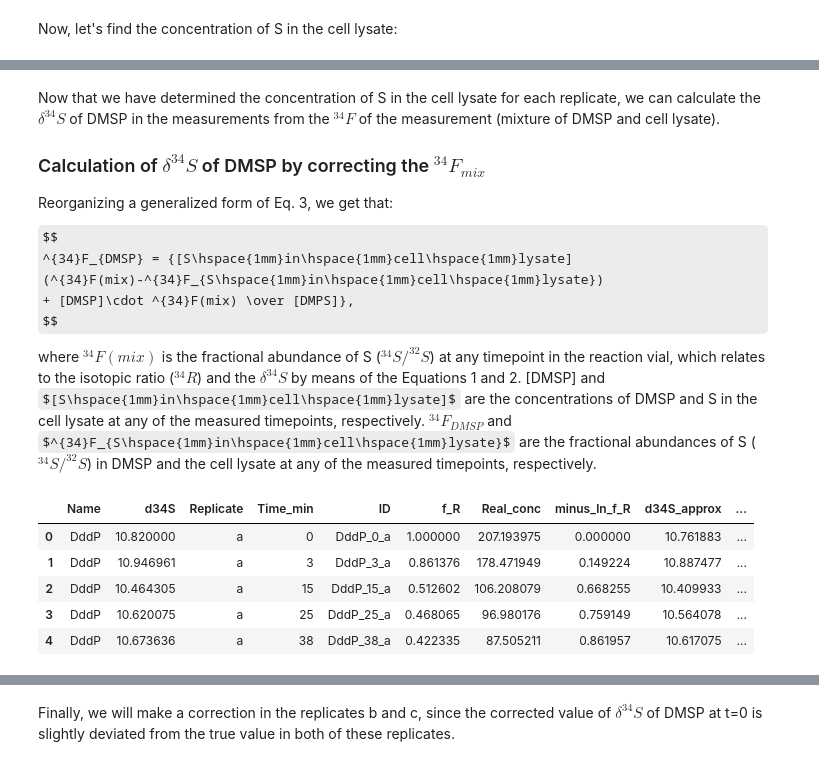
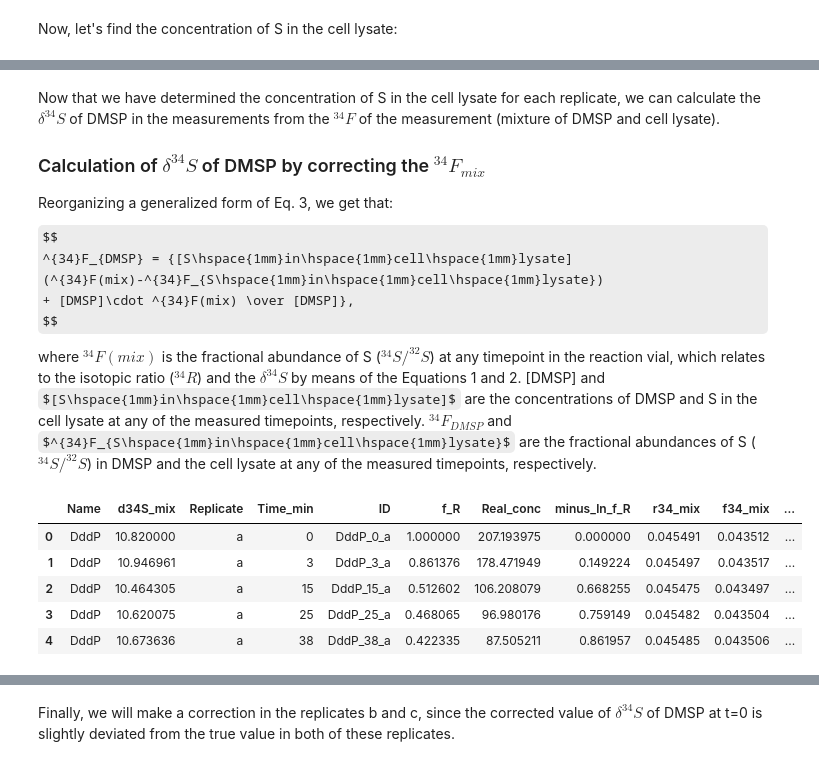
Before and after one commit to daniosro/DMSP, a Jupyter notebook: code/templates/EA_HPLC_processing.ipynb, the cells around one changed output, grey strips where cells are left out. Drawn from its saved outputs; the diff is of its cells as text; code cells hidden in the pictures; some formulas as TeX source.

```diff
--- a/code/templates/EA_HPLC_processing.ipynb
+++ b/code/templates/EA_HPLC_processing.ipynb
@@ -538,10 +544,9 @@ df_master = df_master.merge(df_hplc.filter(['ID', 'Real_conc']), \
 # Append -ln(f_r) column to the master table
 df_master['minus_ln_f_R'] = abs(-np.log(df_master['f_R']))
 
-#Append 1000 × ln (1+δ34S/1000) -> approximation to get slope
-# column to the master table
-df_master['d34S_approx'] = 1000 * \
-np.log(1+(df_master['d34S']/1000))
+# Append ln (1+δ34S) -> column of the approximation to get slope
+# to the master table
+#df_master['ln_delta_p1'] = np.log(1+(df_master['d34S']/1000))
 
 df_master.head()
 # %% [output]
@@ -582,6 +587,6 @@ $$
 # %%
 #Conversion of delta values to isotopic ratios
 
-df_dddp['r34_approx'] = ((df_dddp['d34S_approx']/1000)+1)*0.0450045
+df_dddp['r34_mix'] = ((df_dddp['d34S_mix']/1000)+1)*0.0450045
 df_dddp.head()
 # %% [output]
@@ -601,6 +606,6 @@ $$
 # %%
 #Conversion of isotopic ratios to fractional abundances
 
-df_dddp['f34_approx'] = df_dddp['r34_approx']/(1+df_dddp['r34_approx'])
+df_dddp['f34_mix'] = df_dddp['r34_mix']/(1+df_dddp['r34_mix'])
 df_dddp.head()
 # %% [output]
@@ -668,7 +673,7 @@ df_dddp_t_0
 #Calculation of average values of 34_F
 f34_dmsp = df_tv['f34_dmsp'].mean()
 f34_cell_lysate = df_tv['f34_cell_lysate'].mean()
-f34_mix_0 = df_dddp_t_0['f34_approx'].mean()
+f34_mix_0 = df_dddp_t_0['f34_mix'].mean()
 
 #Calculation of the concentration of S in the cell lysate in micromolar
 
@@ -720,22 +725,22 @@ Reorganizing a generalized form of Eq. 3, we get that:
 $$
 ^{34}F_{DMSP} = {[S\hspace{1mm}in\hspace{1mm}cell\hspace{1mm}lysate]
 (^{34}F(mix)-^{34}F_{S\hspace{1mm}in\hspace{1mm}cell\hspace{1mm}lysate})
-+ [DMSP]\cdot ^{34}F(mix) \over [DMPS]},
++ [DMSP]\cdot ^{34}F(mix) \over [DMSP]},
 $$
 
 where $^{34}F(mix)$ is the fractional abundance of S ($^{34}S/^{32}S$) at any timepoint in the reaction vial, which relates to the isotopic ratio ($^{34}R$) and the $\delta^{34}S$ by means of the Equations 1 and 2. [DMSP] and $[S\hspace{1mm}in\hspace{1mm}cell\hspace{1mm}lysate]$ are the concentrations of DMSP and S in the cell lysate at any of the measured timepoints, respectively. $^{34}F_{DMSP}$ and $^{34}F_{S\hspace{1mm}in\hspace{1mm}cell\hspace{1mm}lysate}$ are the fractional abundances of S ($^{34}S/^{32}S$) in DMSP and the cell lysate at any of the measured timepoints, respectively.
 # %%
 #Calculation of 34_F_DMSP
 # Append column to the enzyme dataframe with the app. value of ^34F_DMSP
-df_dddp['F34_approx_DMSP']= ((df_dddp['conc_s_cell_lysate'] * (df_dddp['f34_approx']-f34_cell_lysate))+
-                             (df_dddp['Real_conc']*df_dddp['f34_approx']))/df_dddp['Real_conc']
+df_dddp['F34_DMSP']= ((df_dddp['conc_s_cell_lysate'] * (df_dddp['f34_mix']-f34_cell_lysate))+
+                             (df_dddp['Real_conc']*df_dddp['f34_mix']))/df_dddp['Real_conc']
 df_dddp.head()
 # %% [output]
-|  | Name | d34S | Replicate | Time_min | ID | f_R | Real_conc | minus_ln_f_R | d34S_approx | ... |
-| 0 | DddP | 10.820000 | a | 0 | DddP_0_a | 1.000000 | 207.193975 | 0.000000 | 10.761883 | ... |
-| 1 | DddP | 10.946961 | a | 3 | DddP_3_a | 0.861376 | 178.471949 | 0.149224 | 10.887477 | ... |
-| 2 | DddP | 10.464305 | a | 15 | DddP_15_a | 0.512602 | 106.208079 | 0.668255 | 10.409933 | ... |
-| 3 | DddP | 10.620075 | a | 25 | DddP_25_a | 0.468065 | 96.980176 | 0.759149 | 10.564078 | ... |
-| 4 | DddP | 10.673636 | a | 38 | DddP_38_a | 0.422335 | 87.505211 | 0.861957 | 10.617075 | ... |
+|  | Name | d34S_mix | Replicate | Time_min | ID | f_R | Real_conc | minus_ln_f_R | r34_mix | f34_mix | ... |
+| 0 | DddP | 10.820000 | a | 0 | DddP_0_a | 1.000000 | 207.193975 | 0.000000 | 0.045491 | 0.043512 | ... |
+| 1 | DddP | 10.946961 | a | 3 | DddP_3_a | 0.861376 | 178.471949 | 0.149224 | 0.045497 | 0.043517 | ... |
+| 2 | DddP | 10.464305 | a | 15 | DddP_15_a | 0.512602 | 106.208079 | 0.668255 | 0.045475 | 0.043497 | ... |
+| 3 | DddP | 10.620075 | a | 25 | DddP_25_a | 0.468065 | 96.980176 | 0.759149 | 0.045482 | 0.043504 | ... |
+| 4 | DddP | 10.673636 | a | 38 | DddP_38_a | 0.422335 | 87.505211 | 0.861957 | 0.045485 | 0.043506 | ... |
 # %%
 #Convert fractional abundances to isotopic ratios
```
Also changed, not shown: parts of 37 cells of this notebook.
